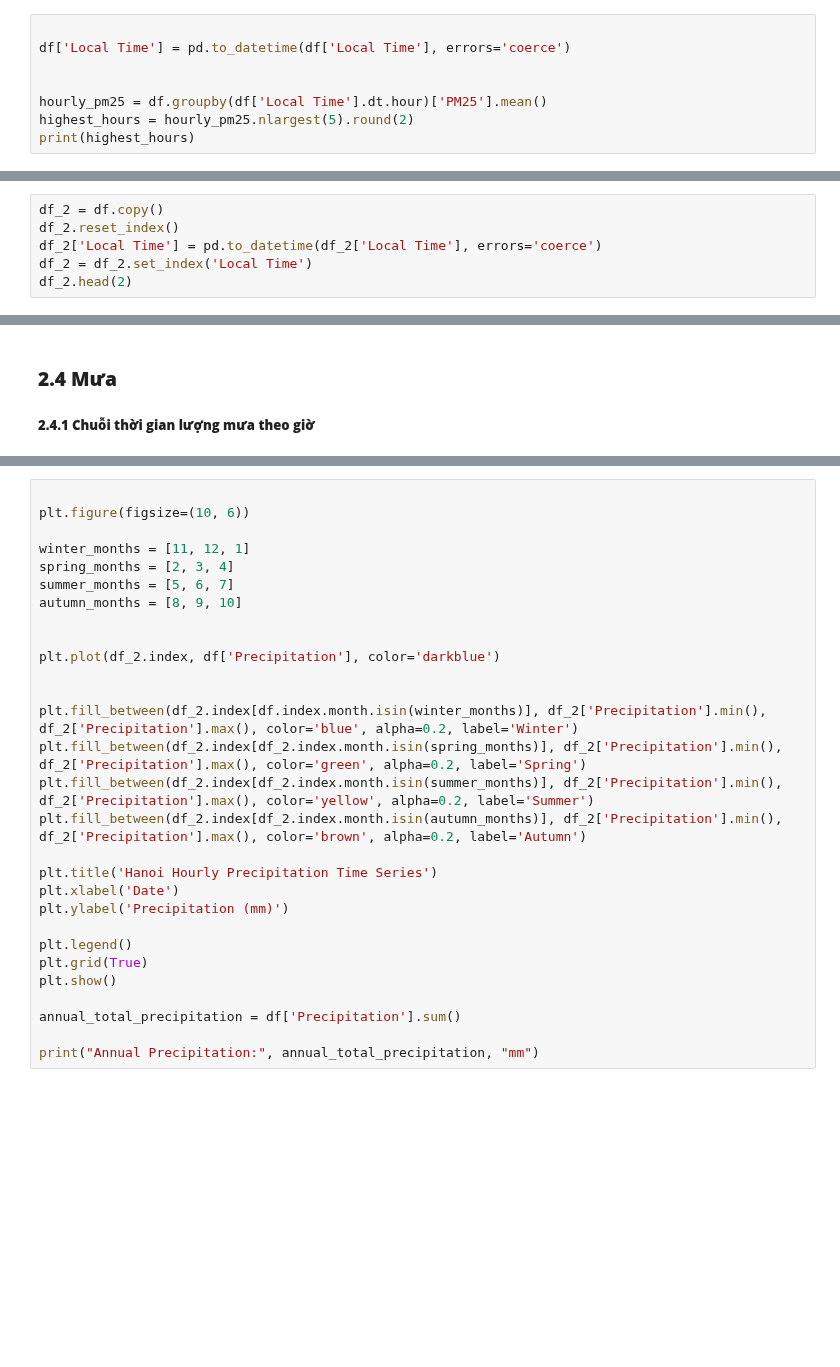
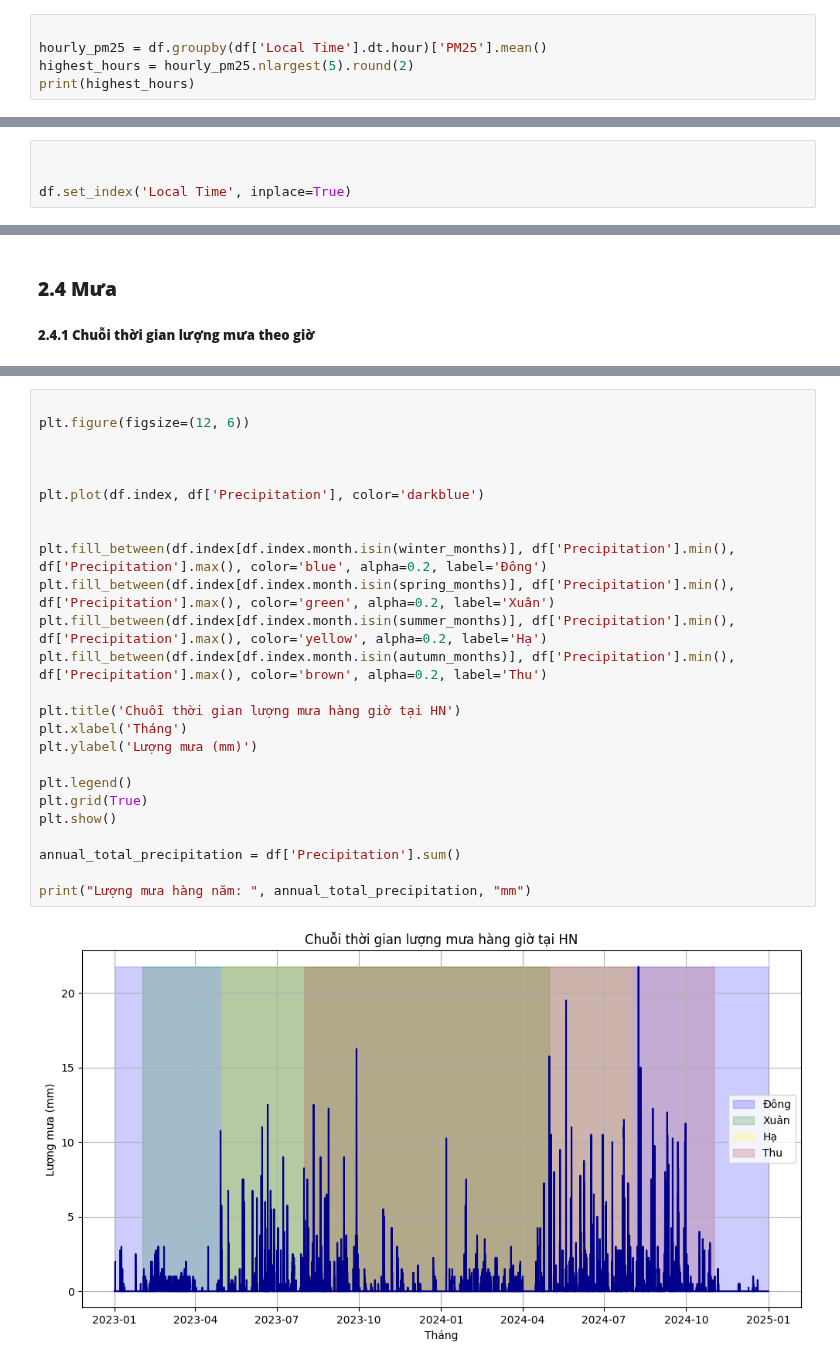
Before and after one commit to HoangHumg1210/Air_Quality-Analysis_HN, a Jupyter notebook: data/Exploratory Data Analysis.ipynb, the cells around one changed output, grey strips where cells are left out. Saved outputs shown, nothing was run; the diff lists cells and outputs as text; blank space fills up the shorter version.

```diff
--- a/data/Exploratory Data Analysis.ipynb
+++ b/data/Exploratory Data Analysis.ipynb
@@ -213,7 +246,4 @@ df.head(2)
 # %%
-
-df['Local Time'] = pd.to_datetime(df['Local Time'], errors='coerce')
-
 
 hourly_pm25 = df.groupby(df['Local Time'].dt.hour)['PM25'].mean()
 highest_hours = hourly_pm25.nlargest(5).round(2)
@@ -250,11 +290,9 @@ Cụ thể, các giờ có nồng độ cao nhất tập trung vào buổi sáng
 # %% [markdown]
 ##### **2.3.3 Nồng độ PM2.5 trung bình mỗi mùa**
 # %%
-df_2 = df.copy()
-df_2.reset_index()
-df_2['Local Time'] = pd.to_datetime(df_2['Local Time'], errors='coerce')
-df_2 = df_2.set_index('Local Time')
-df_2.head(2)
+
+
+df.set_index('Local Time', inplace=True)
 # %%
 seasons = {
     'Xuân': [2, 3, 4],
@@ -302,29 +355,27 @@ df_2.head(2)
 # %%
 
-plt.figure(figsize=(10, 6))
-
-winter_months = [11, 12, 1]
-spring_months = [2, 3, 4]
-summer_months = [5, 6, 7]
-autumn_months = [8, 9, 10]
+plt.figure(figsize=(12, 6))
 
 
-plt.plot(df_2.index, df['Precipitation'], color='darkblue')
+
+plt.plot(df.index, df['Precipitation'], color='darkblue')
 
 
-plt.fill_between(df_2.index[df.index.month.isin(winter_months)], df_2['Precipitation'].min(), df_2['Precipitation'].max(), color='blue', alpha=0.2, label='Winter')
-plt.fill_between(df_2.index[df_2.index.month.isin(spring_months)], df_2['Precipitation'].min(), df_2['Precipitation'].max(), color='green', alpha=0.2, label='Spring')
-plt.fill_between(df_2.index[df_2.index.month.isin(summer_months)], df_2['Precipitation'].min(), df_2['Precipitation'].max(), color='yellow', alpha=0.2, label='Summer')
-plt.fill_between(df_2.index[df_2.index.month.isin(autumn_months)], df_2['Precipitation'].min(), df_2['Precipitation'].max(), color='brown', alpha=0.2, label='Autumn')
+plt.fill_between(df.index[df.index.month.isin(winter_months)], df['Precipitation'].min(), df['Precipitation'].max(), color='blue', alpha=0.2, label='Đông')
+plt.fill_between(df.index[df.index.month.isin(spring_months)], df['Precipitation'].min(), df['Precipitation'].max(), color='green', alpha=0.2, label='Xuân')
+plt.fill_between(df.index[df.index.month.isin(summer_months)], df['Precipitation'].min(), df['Precipitation'].max(), color='yellow', alpha=0.2, label='Hạ')
+plt.fill_between(df.index[df.index.month.isin(autumn_months)], df['Precipitation'].min(), df['Precipitation'].max(), color='brown', alpha=0.2, label='Thu')
 
-plt.title('Hanoi Hourly Precipitation Time Series')
-plt.xlabel('Date')
-plt.ylabel('Precipitation (mm)')
+plt.title('Chuỗi thời gian lượng mưa hàng giờ tại HN')
+plt.xlabel('Tháng')
+plt.ylabel('Lượng mưa (mm)')
 
 plt.legend()
 plt.grid(True)
 plt.show()
 
 annual_total_precipitation = df['Precipitation'].sum()
 
-print("Annual Precipitation:", annual_total_precipitation, "mm")
+print("Lượng mưa hàng năm: ", annual_total_precipitation, "mm")
+# %% [output]
+[figure, added]
```
Also changed, not shown: parts of 38 cells of this notebook, 1 other file.
